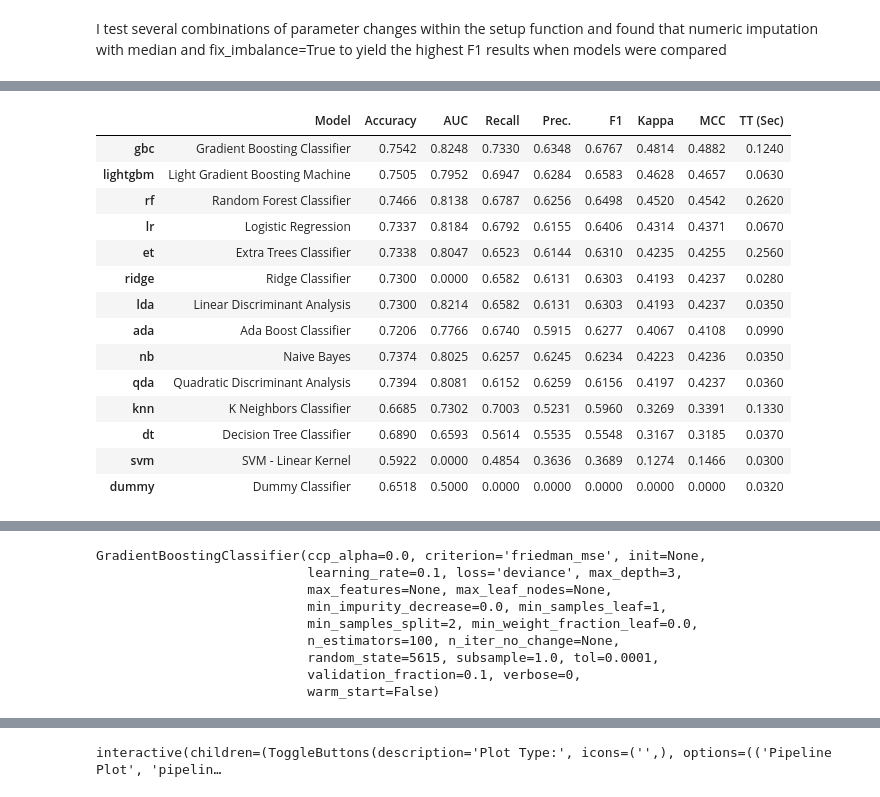
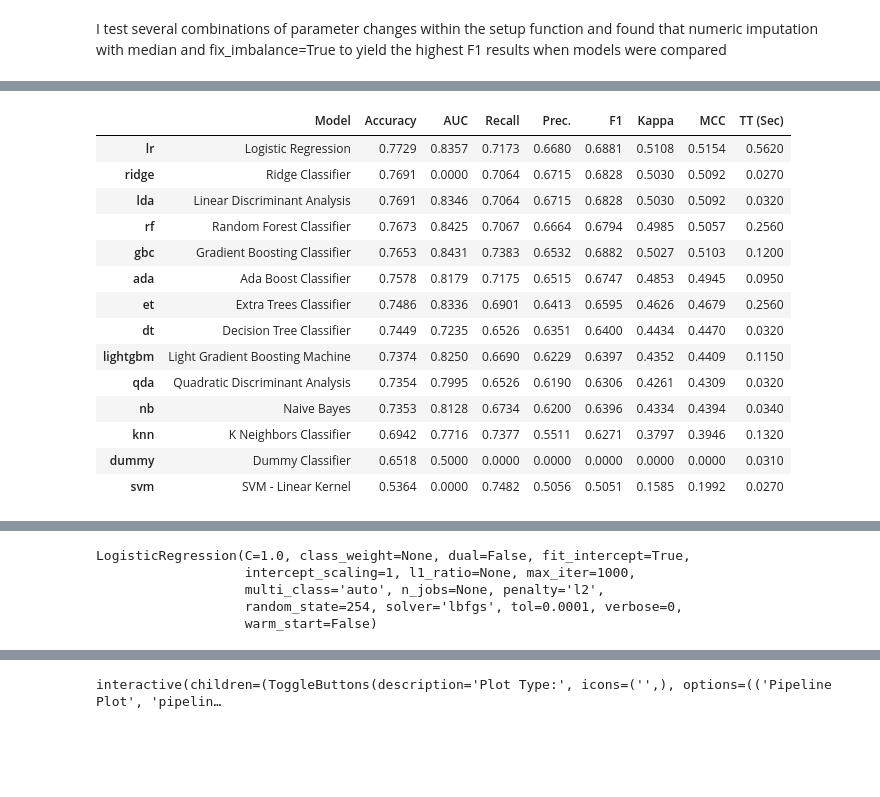
Before and after one commit to anderl23/Diabetes-Prediction-using-Maching-Learning-methods---Random-Forrest-and-AutoML---Louise-Anderson, a Jupyter notebook: ca4015_LouiseAnderson_assignment1.ipynb, the cells around one changed output, grey strips where cells are left out. Cells and saved outputs as stored; diff of their text form; code cells hidden in the pictures; blank space fills up the shorter version.

```diff
--- a/ca4015_LouiseAnderson_assignment1.ipynb
+++ b/ca4015_LouiseAnderson_assignment1.ipynb
@@ -293,37 +301,33 @@ clf1 = setup(data = autoML_df
 I test several combinations of parameter changes within the setup function and found that numeric imputation with median and fix_imbalance=True to yield the highest F1 results when models were compared
 # %%
 #compare 14 classification models sorting on F1 score
-best = compare_models(sort = 'F1')
+best = compare_models(sort = 'Accuracy')
 # %% [output]
 [interactive output not drawn]
 |  | Model | Accuracy | AUC | Recall | Prec. | F1 | Kappa | MCC | TT (Sec) |
-| gbc | Gradient Boosting Classifier | 0.7542 | 0.8248 | 0.7330 | 0.6348 | 0.6767 | 0.4814 | 0.4882 | 0.1240 |
-| lightgbm | Light Gradient Boosting Machine | 0.7505 | 0.7952 | 0.6947 | 0.6284 | 0.6583 | 0.4628 | 0.4657 | 0.0630 |
-| rf | Random Forest Classifier | 0.7466 | 0.8138 | 0.6787 | 0.6256 | 0.6498 | 0.4520 | 0.4542 | 0.2620 |
-| lr | Logistic Regression | 0.7337 | 0.8184 | 0.6792 | 0.6155 | 0.6406 | 0.4314 | 0.4371 | 0.0670 |
-| et | Extra Trees Classifier | 0.7338 | 0.8047 | 0.6523 | 0.6144 | 0.6310 | 0.4235 | 0.4255 | 0.2560 |
-| ridge | Ridge Classifier | 0.7300 | 0.0000 | 0.6582 | 0.6131 | 0.6303 | 0.4193 | 0.4237 | 0.0280 |
-| lda | Linear Discriminant Analysis | 0.7300 | 0.8214 | 0.6582 | 0.6131 | 0.6303 | 0.4193 | 0.4237 | 0.0350 |
-| ada | Ada Boost Classifier | 0.7206 | 0.7766 | 0.6740 | 0.5915 | 0.6277 | 0.4067 | 0.4108 | 0.0990 |
-| nb | Naive Bayes | 0.7374 | 0.8025 | 0.6257 | 0.6245 | 0.6234 | 0.4223 | 0.4236 | 0.0350 |
-| qda | Quadratic Discriminant Analysis | 0.7394 | 0.8081 | 0.6152 | 0.6259 | 0.6156 | 0.4197 | 0.4237 | 0.0360 |
-| knn | K Neighbors Classifier | 0.6685 | 0.7302 | 0.7003 | 0.5231 | 0.5960 | 0.3269 | 0.3391 | 0.1330 |
-| dt | Decision Tree Classifier | 0.6890 | 0.6593 | 0.5614 | 0.5535 | 0.5548 | 0.3167 | 0.3185 | 0.0370 |
-| svm | SVM - Linear Kernel | 0.5922 | 0.0000 | 0.4854 | 0.3636 | 0.3689 | 0.1274 | 0.1466 | 0.0300 |
-| dummy | Dummy Classifier | 0.6518 | 0.5000 | 0.0000 | 0.0000 | 0.0000 | 0.0000 | 0.0000 | 0.0320 |
+| lr | Logistic Regression | 0.7729 | 0.8357 | 0.7173 | 0.6680 | 0.6881 | 0.5108 | 0.5154 | 0.5620 |
+| ridge | Ridge Classifier | 0.7691 | 0.0000 | 0.7064 | 0.6715 | 0.6828 | 0.5030 | 0.5092 | 0.0270 |
+| lda | Linear Discriminant Analysis | 0.7691 | 0.8346 | 0.7064 | 0.6715 | 0.6828 | 0.5030 | 0.5092 | 0.0320 |
+| rf | Random Forest Classifier | 0.7673 | 0.8425 | 0.7067 | 0.6664 | 0.6794 | 0.4985 | 0.5057 | 0.2560 |
+| gbc | Gradient Boosting Classifier | 0.7653 | 0.8431 | 0.7383 | 0.6532 | 0.6882 | 0.5027 | 0.5103 | 0.1200 |
+| ada | Ada Boost Classifier | 0.7578 | 0.8179 | 0.7175 | 0.6515 | 0.6747 | 0.4853 | 0.4945 | 0.0950 |
+| et | Extra Trees Classifier | 0.7486 | 0.8336 | 0.6901 | 0.6413 | 0.6595 | 0.4626 | 0.4679 | 0.2560 |
+| dt | Decision Tree Classifier | 0.7449 | 0.7235 | 0.6526 | 0.6351 | 0.6400 | 0.4434 | 0.4470 | 0.0320 |
+| lightgbm | Light Gradient Boosting Machine | 0.7374 | 0.8250 | 0.6690 | 0.6229 | 0.6397 | 0.4352 | 0.4409 | 0.1150 |
+| qda | Quadratic Discriminant Analysis | 0.7354 | 0.7995 | 0.6526 | 0.6190 | 0.6306 | 0.4261 | 0.4309 | 0.0320 |
+| nb | Naive Bayes | 0.7353 | 0.8128 | 0.6734 | 0.6200 | 0.6396 | 0.4334 | 0.4394 | 0.0340 |
+| knn | K Neighbors Classifier | 0.6942 | 0.7716 | 0.7377 | 0.5511 | 0.6271 | 0.3797 | 0.3946 | 0.1320 |
+| dummy | Dummy Classifier | 0.6518 | 0.5000 | 0.0000 | 0.0000 | 0.0000 | 0.0000 | 0.0000 | 0.0310 |
+| svm | SVM - Linear Kernel | 0.5364 | 0.0000 | 0.7482 | 0.5056 | 0.5051 | 0.1585 | 0.1992 | 0.0270 |
 [interactive output not drawn]
 # %%
 #Show parameters of best classifier
 print(best)
 # %% [output]
-GradientBoostingClassifier(ccp_alpha=0.0, criterion='friedman_mse', init=None,
-                           learning_rate=0.1, loss='deviance', max_depth=3,
-                           max_features=None, max_leaf_nodes=None,
-                           min_impurity_decrease=0.0, min_samples_leaf=1,
-                           min_samples_split=2, min_weight_fraction_leaf=0.0,
-                           n_estimators=100, n_iter_no_change=None,
-                           random_state=5615, subsample=1.0, tol=0.0001,
-                           validation_fraction=0.1, verbose=0,
-                           warm_start=False)
+LogisticRegression(C=1.0, class_weight=None, dual=False, fit_intercept=True,
+                   intercept_scaling=1, l1_ratio=None, max_iter=1000,
+                   multi_class='auto', n_jobs=None, penalty='l2',
+                   random_state=254, solver='lbfgs', tol=0.0001, verbose=0,
+                   warm_start=False)
 # %%
 # create_model
```
Also changed, not shown: parts of 18 cells of this notebook.
